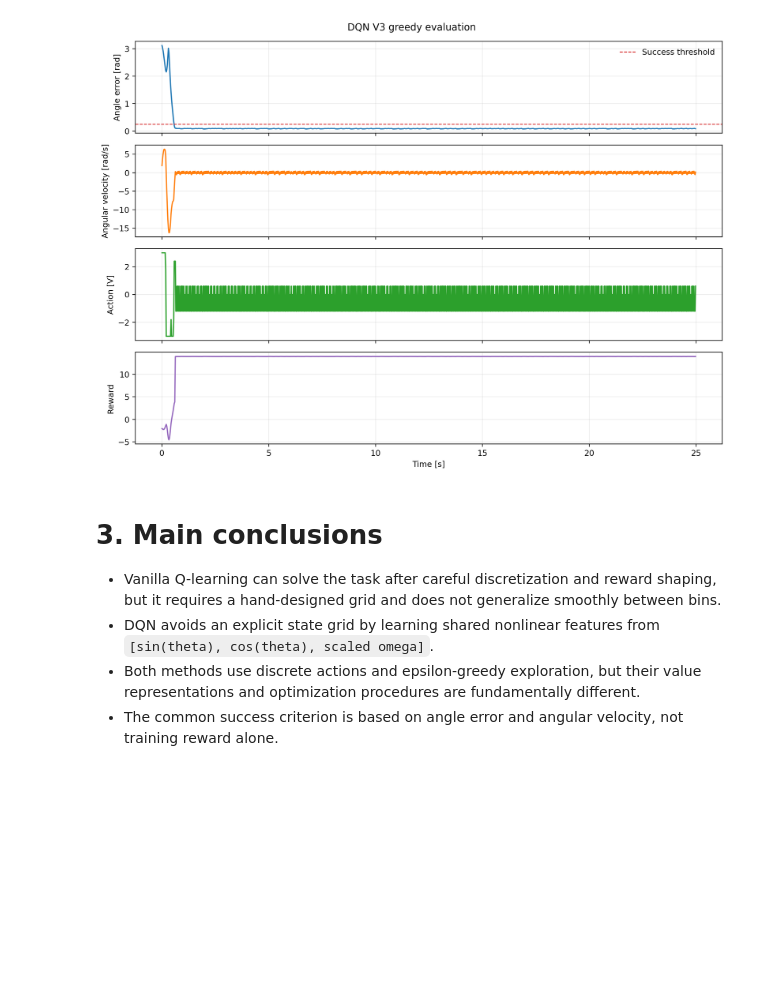
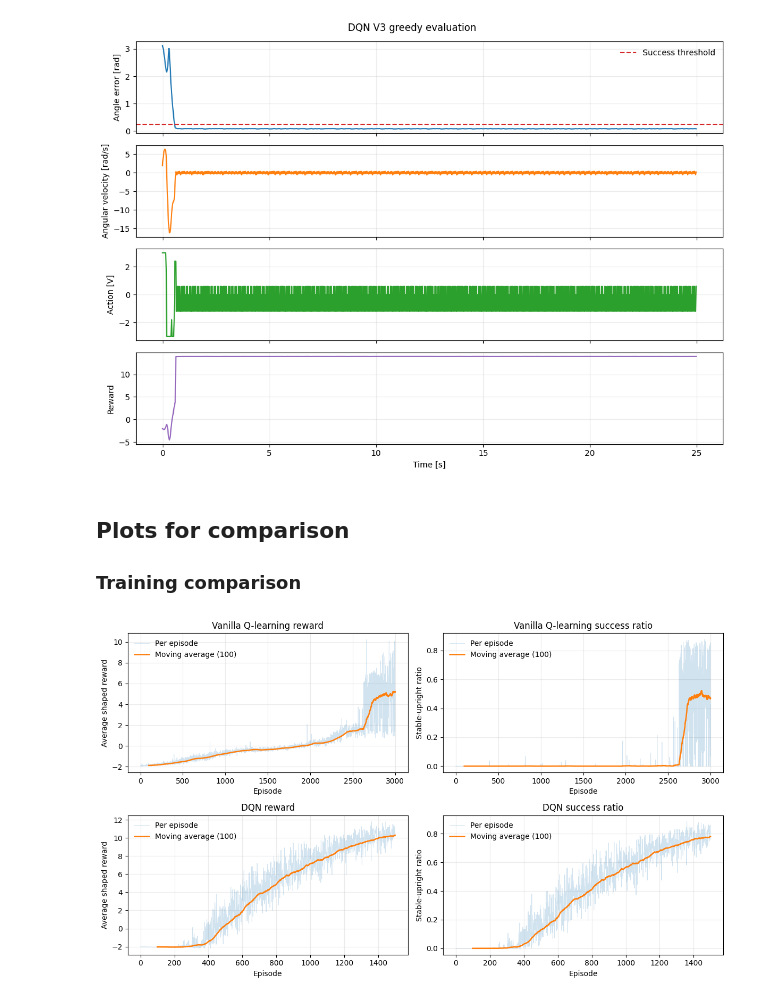
Before and after one commit to SpyrosAnog/ML-for-control-systems-Pendulum, a Jupyter notebook: Q_Learning_Deliverable_Vanilla_and_DQN_V3.ipynb, the cells around one changed output. Cells and saved outputs as stored; diff of their text form; code cells hidden in the pictures; blank space fills up the shorter version.

Commit message:
Add vanilla Q-learning and DQN deliverable

```diff
--- a/Q_Learning_Deliverable_Vanilla_and_DQN_V3.ipynb
+++ b/Q_Learning_Deliverable_Vanilla_and_DQN_V3.ipynb
@@ -632,10 +648,39 @@ fig.tight_layout()
 plt.show()
 # %% [output]
 [figure]
-# %% [markdown]
-# 3. Main conclusions
-
-- Vanilla Q-learning can solve the task after careful discretization and reward shaping, but it requires a hand-designed grid and does not generalize smoothly between bins.
-- DQN avoids an explicit state grid by learning shared nonlinear features from `[sin(theta), cos(theta), scaled omega]`.
-- Both methods use discrete actions and epsilon-greedy exploration, but their value representations and optimization procedures are fundamentally different.
-- The common success criterion is based on angle error and angular velocity, not training reward alone.
+# %% [markdown]
+## Plots for comparison
+
+### Training comparison
+# %%
+# Compare the training progress of tabular Q-learning and DQN
+fig, axes = plt.subplots(2, 2, figsize=(12, 7))
+
+training_data = [
+    (episode_avg_rewards, "Vanilla Q-learning reward", "Average shaped reward"),
+    (episode_success_ratios, "Vanilla Q-learning success ratio", "Stable-upright ratio"),
+    (dqn_episode_avg_rewards, "DQN reward", "Average shaped reward"),
+    (dqn_episode_success_ratios, "DQN success ratio", "Stable-upright ratio"),
+]
+
+for axis, (values, title, ylabel) in zip(axes.flat, training_data):
+    values = np.asarray(values)
+    axis.plot(values, alpha=0.20, linewidth=0.7, label="Per episode")
+    smooth = moving_average(values, window=100)
+    axis.plot(
+        np.arange(99, len(values)),
+        smooth,
+        linewidth=1.8,
+        label="Moving average (100)",
+    )
+    axis.set_title(title)
+    axis.set_xlabel("Episode")
+    axis.set_ylabel(ylabel)
+    axis.grid(alpha=0.25)
+    axis.legend(frameon=False)
+
+fig.tight_layout()
+fig.savefig("Q_learning_training_comparison.png", dpi=300, bbox_inches="tight")
+plt.show()
+# %% [output]
+[figure, added]
```
Also changed, not shown: parts of 22 cells of this notebook.
